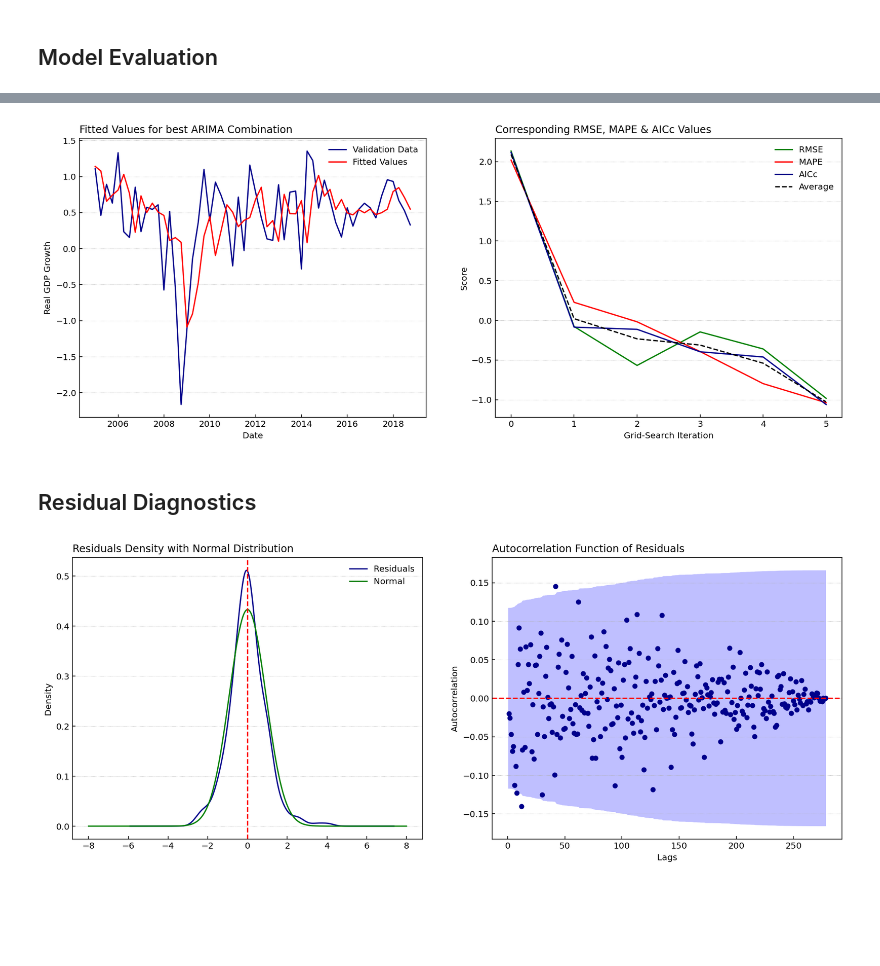
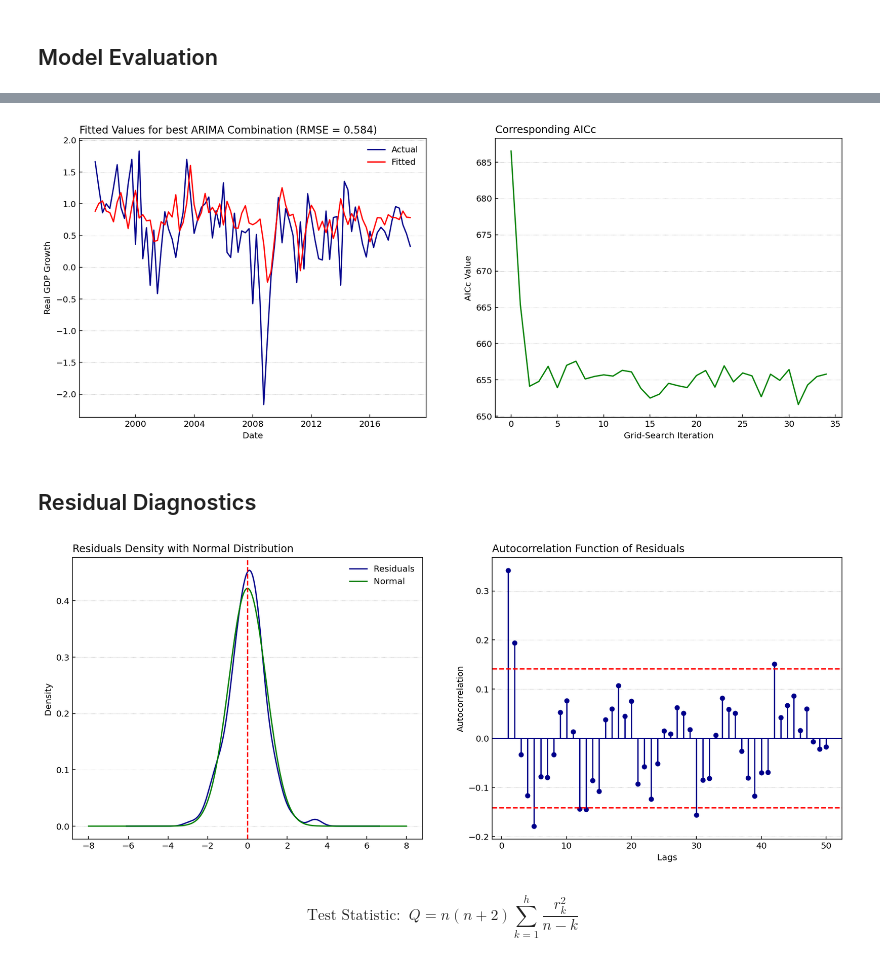
Before and after one commit to LeonHackl/TimeSeries-Forecasting, a Jupyter notebook: ARIMA-Python.ipynb, the cells around one changed output, grey strips where cells are left out. Cells and saved outputs as stored; diff of their text form; code cells hidden in the pictures; blank space fills up the shorter version.

```diff
--- a/ARIMA-Python.ipynb
+++ b/ARIMA-Python.ipynb
@@ -75,6 +45,6 @@ def z_score(data):
 # %%
-# pseudo-out-of-sample forecast evaluation for arima models:
-# 1. fit model parameters on the training sample
+# pseudo-out-of-sample (in-sample) forecast evaluation for arima models:
+# 1. fit model parameters on the training sample and compute the aicc
 # 2. produce one-step-ahead forecasts from the end of that sample
 # 3. expand the sample to include the next observation, and repeat
 # 4. compare forecasts against validation dataset to compute rmse
@@ -87,17 +57,17 @@ def evaluate_model(training, validation, order):
         # fit model on training sample
         model = ARIMA(history, order = order)
         model_fit = model.fit()
+        aicc_values.append(model_fit.aicc)
         # compute one-step-ahead forecast
         y_hat = model_fit.forecast()[0]
+        # append prediction to list
         predictions.append(y_hat)
-        aicc_values.append(model_fit.aicc)
-        # expand the training sample to include next observation
+        # expand the training sample to include next observation and repeat
         history.append(validation.values[t])
-    # compute rmse & mape
-    rmse = np.sqrt(mean_squared_error(validation.values, predictions)) * 100
-    mape = mape_score(validation.values, predictions)
+    # save original data and fitted values
+    rmse = np.sqrt(mean_squared_error(validation, predictions))
     model_data = validation.copy()
     model_data["prediction"] = predictions
-    aicc_values = np.asarray(aicc_values)
-    return rmse, mape, model_data, aicc_values.mean()
+    # return the rmse and the fitted values for a given combination of (p,d,q)
+    return np.asarray(aicc_values).mean(), rmse, model_data
 # %%
@@ -161,7 +114,7 @@ def plot_model(model_data, rmse, mape, aicc):
 # %%
 # select range of (p,d,q) parameters for grid-search
-p, d, q = range(0,6), 1, range(0,1)
+p, d, q = range(0,6), 0, range(0,6)
 # %%
 # run the grid-search
-best_cfg, model_data, rmse_values, mape_values, aicc_values = grid_search(train, val, p, d, q)
+best_cfg, model_data, aicc_values, rmse = grid_search(X_train, X_val, p, d, q)
 # %% [output]
@@ -175,8 +138,8 @@ Best ARIMA(5, 1, 0) with score of 131.761
 # %%
 # plot the model training
-plot_model(model_data, rmse_values, mape_values, aicc_values)
+plot_model(model_data, aicc_values, rmse)
 # %% [output]
-[figure, old version]
+[figure, new version]
 # %% [markdown]
 ## Residual Diagnostics
 # %%
@@ -192,7 +155,7 @@ def plot_residuals(data, order):
     model_fit = model.fit()
     residuals = pd.DataFrame(model_fit.resid)
 
-    # distribution plot using simple returns
+    # distribution plot
     fig, (ax1, ax2) = plt.subplots(1, 2, figsize = (16,6))
     residuals.plot(kind = "density", ax = ax1, color = "darkblue", legend = False)
     ax1.set_title("Residuals Density with Normal Distribution", loc = "left")
@@ -208,9 +171,10 @@ def plot_residuals(data, order):
     ax1.axvline(x = 0, color = "red", linestyle = "--")
 
     # compute the autocorrelation coefficients of the residuals and plot them
-    plot_acf(residuals, ax = ax2, title = "", zero = False, color = "darkblue",
-             vlines_kwargs = {"colors": "darkblue"}, lags = int(len(data)) - 1, use_vlines = False)
-    ax2.axhline(y = 0, color = "red", linestyle = "--")
+    plot_acf(data, ax = ax2, title = "", zero = False, color = "darkblue",
+             alpha = None, lags = 50, use_vlines = True, vlines_kwargs = {"colors": "darkblue"})
+    ax2.axhline(y = 2 / np.sqrt(len(data)), color = "red", linestyle = "--")
+    ax2.axhline(y = -2 / np.sqrt(len(data)), color = "red", linestyle = "--")
     ax2.set_title("Autocorrelation Function of Residuals", loc = "left")
     ax2.set_xlabel("Lags")
     ax2.set_ylabel("Autocorrelation")
@@ -223,9 +187,9 @@ def plot_residuals(data, order):
     # return the residual values
     return residuals
 # %%
-residuals = plot_residuals(training, best_cfg)
+residuals = plot_residuals(X_train, best_cfg)
 # %% [output]
-[figure, old version]
+[figure, new version]
 # %%
 # Ljung-Box-Q test
 # null hypothesis : data is independently distributed (no autocorrelation)
@@ -240,3 +204,5 @@ def lbq_test(data):
+# %% [markdown]
+$$ \text{Test Statistic:} \;\; Q = n(n+2)\sum^{h}_{k=1}\frac{r_{k}^2}{n-k} $$
 # %%
 lbq_test(residuals)
 # %% [output]
```
Also changed, not shown: parts of 23 cells of this notebook.
